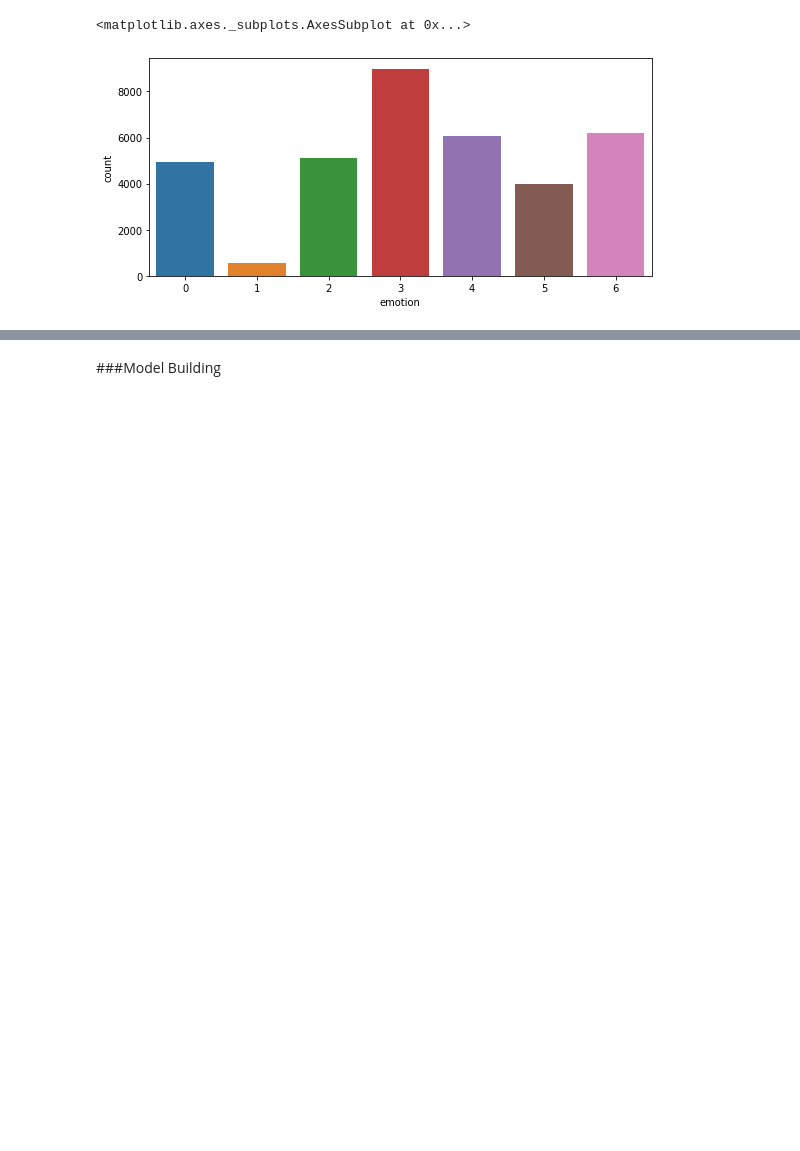
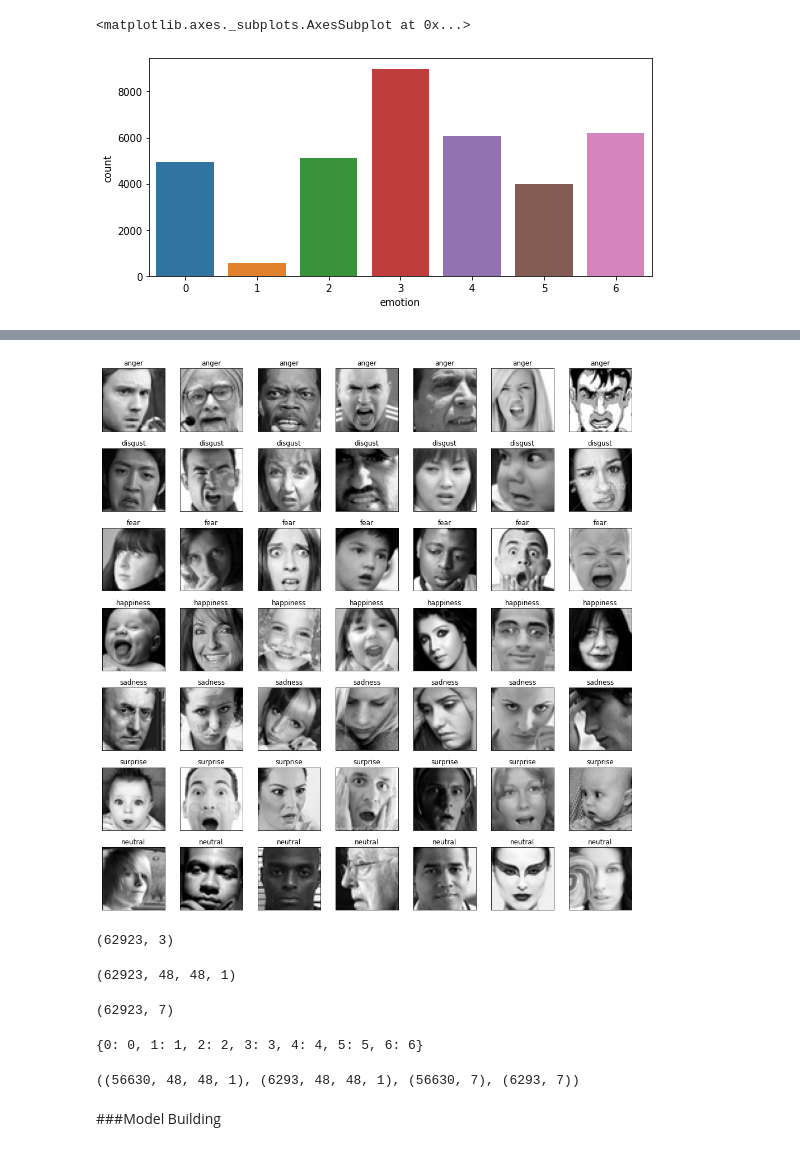
Before and after one commit to BeytullahAksoy/measuring-happiness-around-the-world, a Jupyter notebook: emotionclassification/emotion_recognition_multiclass.ipynb, the cells around one changed output, grey strips where cells are left out. Cells and saved outputs as stored; diff of their text form; code cells hidden in the pictures; blank space fills up the shorter version.

```diff
--- a/emotionclassification/emotion_recognition_multiclass.ipynb
+++ b/emotionclassification/emotion_recognition_multiclass.ipynb
@@ -75,0 +66,2 @@ data.shape
+# %%
+emotion_label_to_text = {0:'anger', 1:'disgust', 2:'fear', 3:'happiness', 4: 'sadness', 5: 'surprise', 6: 'neutral'}
@@ -220,0 +125,18 @@ Validation labels (7178, 7)
+# %%
+fig = pyplot.figure(1, (14, 14))
+
+k = 0
+for label in sorted(data.emotion.unique()):
+    for j in range(7):
+        px = data[data.emotion==label].pixels.iloc[k]
+        px = np.array(px.split(' ')).reshape(48, 48).astype('float32')
+
+        k += 1
+        ax = pyplot.subplot(7, 7, k)
+        ax.imshow(px, cmap='gray')
+        ax.set_xticks([])
+        ax.set_yticks([])
+        ax.set_title(emotion_label_to_text[label])
+        pyplot.tight_layout()
+# %% [output]
+[figure, added]
@@ -220,0 +145,31 @@ Validation labels (7178, 7)
+# %%
+# data = data[data.emotion.isin(INTERESTED_LABELS)]
+data.shape
+# %% [output]
+(62923, 3)
+# %%
+img_array = data.pixels.apply(lambda x: np.array(x.split(' ')).reshape(48, 48, 1).astype('float32'))
+img_array = np.stack(img_array, axis=0)
+img_array.shape
+# %% [output]
+(62923, 48, 48, 1)
+# %%
+from sklearn.preprocessing import LabelEncoder
+le = LabelEncoder()
+img_labels = le.fit_transform(data.emotion)
+img_labels = np_utils.to_categorical(img_labels)
+img_labels.shape
+# %% [output]
+(62923, 7)
+# %%
+le_name_mapping = dict(zip(le.classes_, le.transform(le.classes_)))
+print(le_name_mapping)
+# %% [output]
+{0: 0, 1: 1, 2: 2, 3: 3, 4: 4, 5: 5, 6: 6}
+# %%
+X_train, X_valid, y_train, y_valid = train_test_split(img_array, img_labels,
+                                                     stratify=img_labels,
+                                                    test_size=0.1)
+X_train.shape, X_valid.shape, y_train.shape, y_valid.shape
+# %% [output]
+((56630, 48, 48, 1), (6293, 48, 48, 1), (56630, 7), (6293, 7))
```
Also changed, not shown: parts of 47 cells of this notebook, 18 other files.
